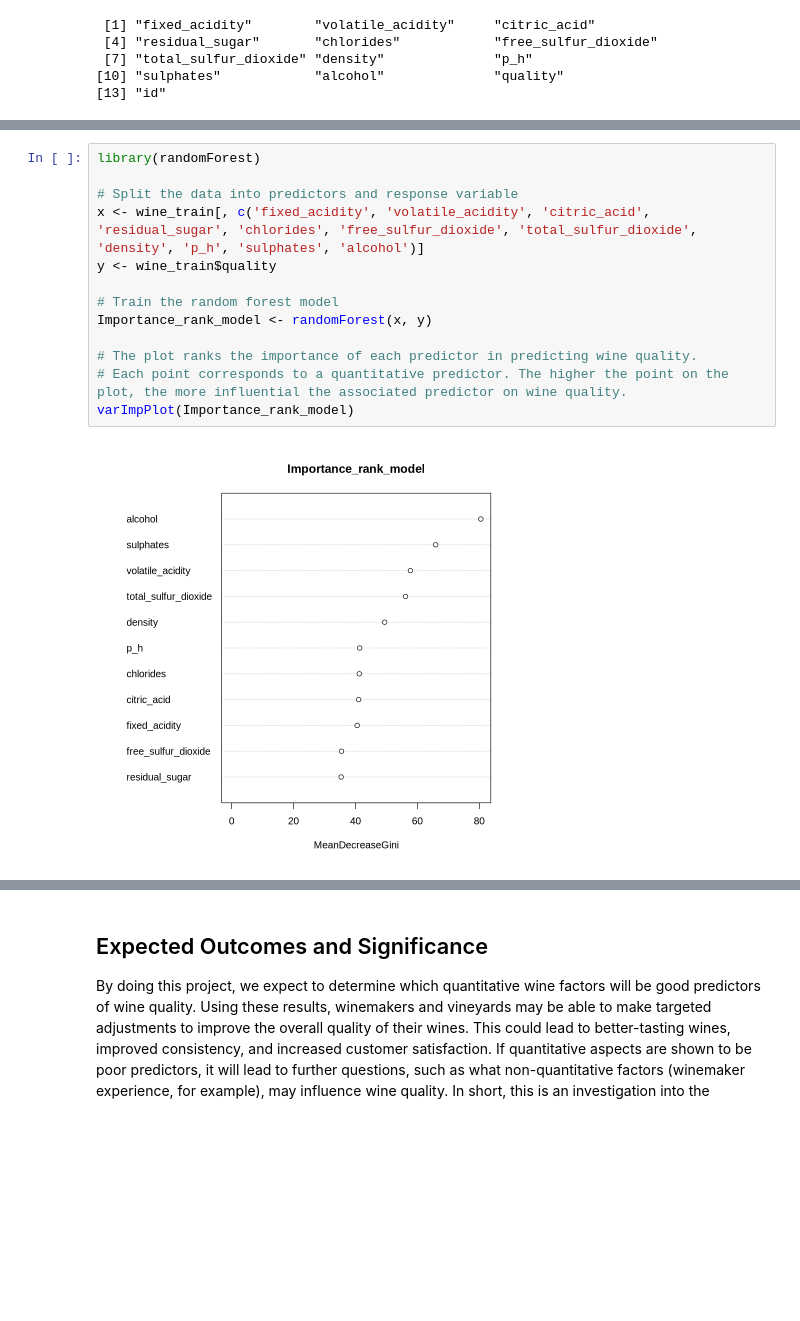
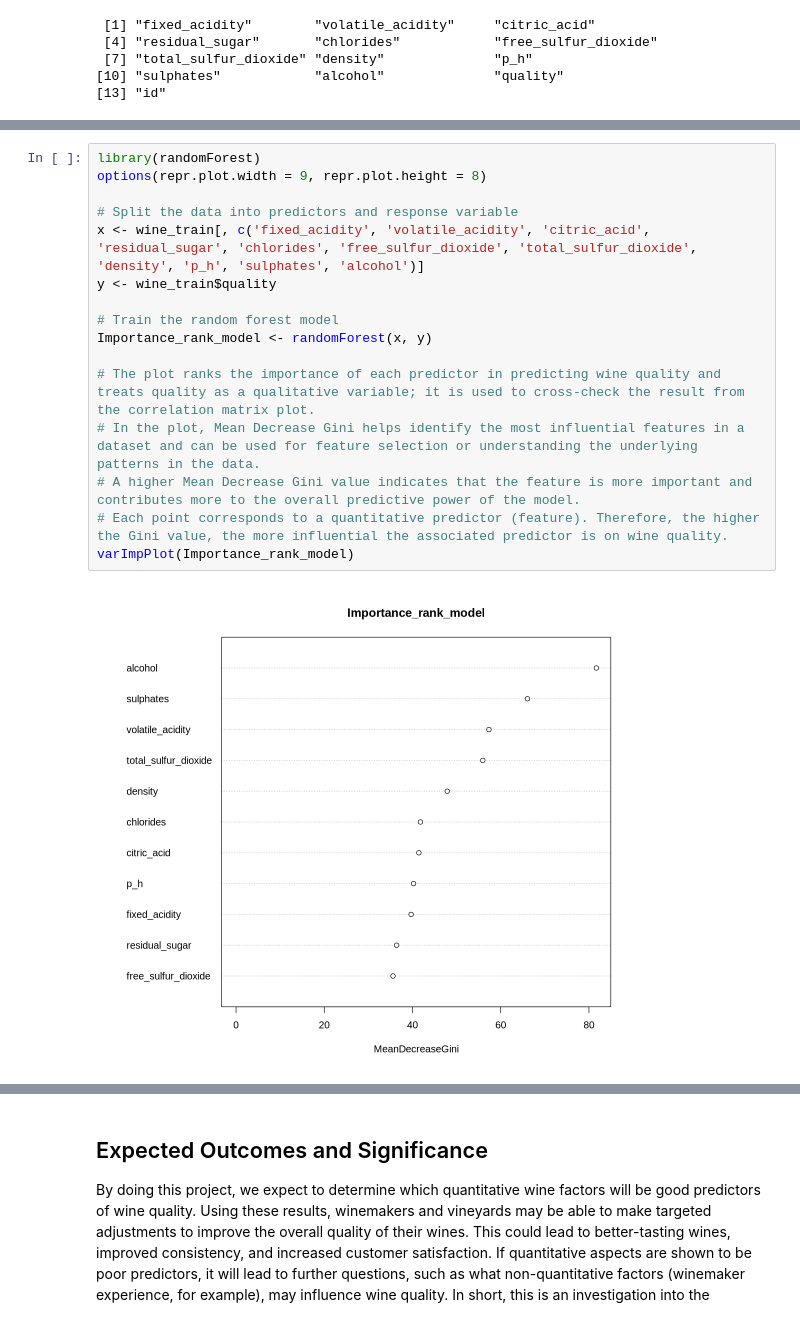
Before and after one commit to MostLeVert/goup01dsci100, a Jupyter notebook: Project_proposal.ipynb, the cells around one changed output, grey strips where cells are left out. Cells and saved outputs as stored; diff of their text form; blank space fills up the shorter version.

Commit message:
Plots and Methods edited
I made some small changes to the plots and the Method part.

```diff
--- a/Project_proposal.ipynb
+++ b/Project_proposal.ipynb
@@ -123,16 +123,19 @@ corrplot(correlation_matrix, method = "circle", tl.col = "black")
 # %%
 library(randomForest)
+options(repr.plot.width = 9, repr.plot.height = 8)
 
 # Split the data into predictors and response variable
 x <- wine_train[, c('fixed_acidity', 'volatile_acidity', 'citric_acid', 'residual_sugar', 'chlorides', 'free_sulfur_dioxide', 'total_sulfur_dioxide', 'density', 'p_h', 'sulphates', 'alcohol')]
 y <- wine_train$quality
 
 # Train the random forest model
 Importance_rank_model <- randomForest(x, y)
 
-# The plot ranks the importance of each predictor in predicting wine quality.
-# Each point corresponds to a quantitative predictor. The higher the point on the plot, the more influential the associated predictor on wine quality.
+# The plot ranks the importance of each predictor in predicting wine quality and treats quality as a qualitative variable; it is used to cross-check the result from the correlation matrix plot.
+# In the plot, Mean Decrease Gini helps identify the most influential features in a dataset and can be used for feature selection or understanding the underlying patterns in the data.
+# A higher Mean Decrease Gini value indicates that the feature is more important and contributes more to the overall predictive power of the model.
+# Each point corresponds to a quantitative predictor (feature). Therefore, the higher the Gini value, the more influential the associated predictor is on wine quality.
 varImpPlot(Importance_rank_model)
 # %% [output]
-[figure, old version]
+[figure, new version]
 # %%
```
Also changed, not shown: parts of 5 cells of this notebook.
